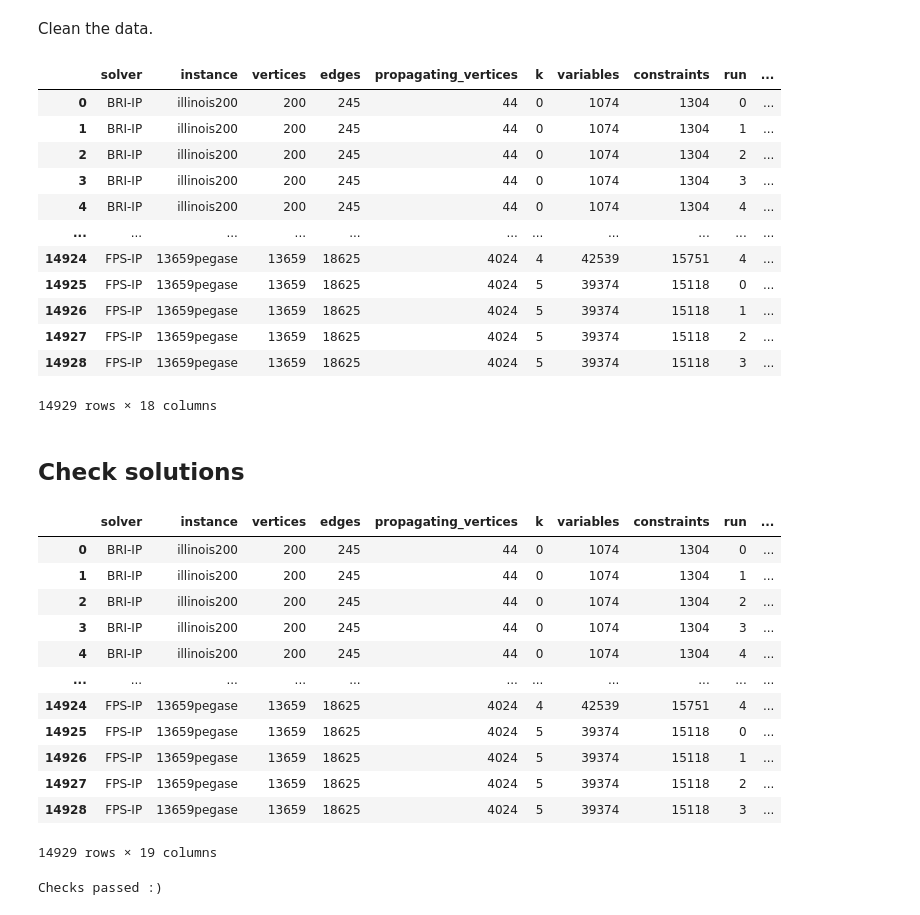
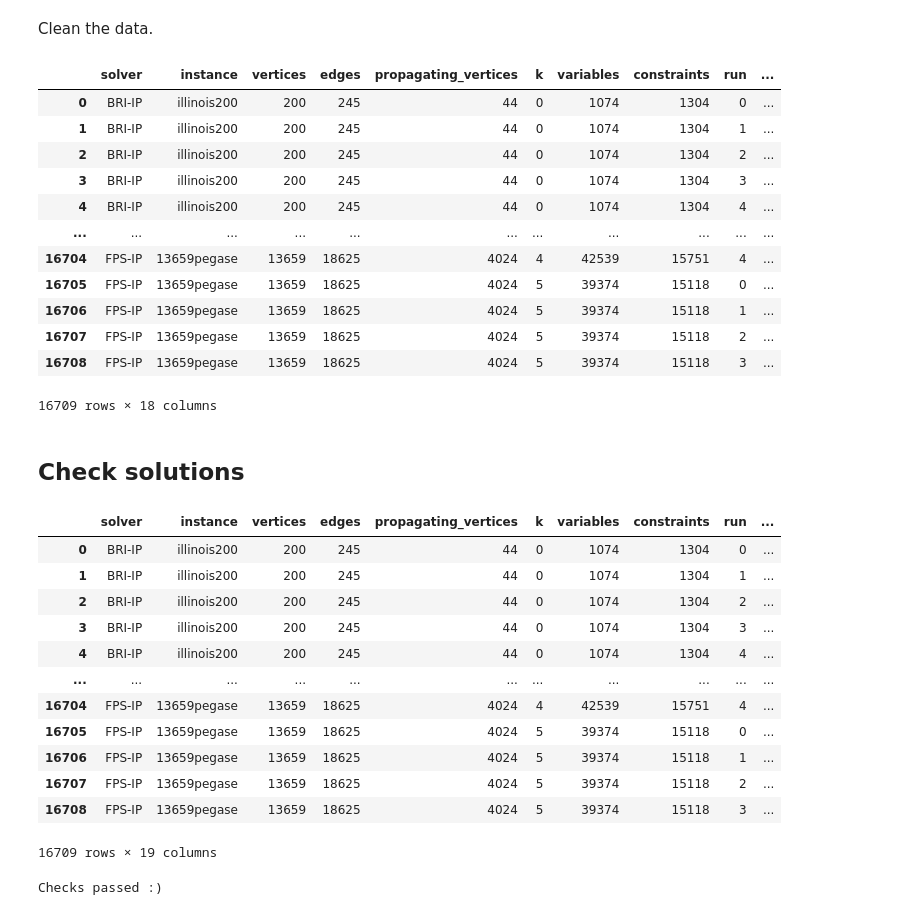
Before and after one commit to maurolucci/pds-lim, a Jupyter notebook: experiments/stats1.ipynb, the cells around one changed output. Drawn from its saved outputs; the diff is of its cells as text; code cells hidden in the pictures.

```diff
--- a/experiments/stats1.ipynb
+++ b/experiments/stats1.ipynb
@@ -42,39 +42,40 @@ df.instance = df.instance.apply(lambda x: x.split(".")[0])
 df.instance = df.instance.apply(lambda x: x.removeprefix("case_"))
 df.instance = df.instance.apply(lambda x: x.removeprefix("case"))
 
 # Remove instances with less than 200 vertices
 df = df[df.vertices >= 200]
 
 # Rename solvers
 solver_map = {"brimkov": 'BRI-IP',
               "jovanovic": 'JOV-IP',
               "forts": 'FORT-IP',
               "efpss": "EFPS-IP",
               "efpss-inp": "EFPS-IP-IN",
               "efpss-outp": "EFPS-IP-OUT",
               "efpss-inp-outp": "EFPS-IP-IN-OUT",
               "efpss-outp-init": "EFPS-IP-OUT-INIT",
+              "efpss-inp-outp-init": "EFPS-IP-IN-OUT-INIT",
               "fpss": "FPS-IP"
               }
 df.solver = df.solver.apply(lambda x: solver_map[x])
 
 # Sort values
 df = df.sort_values(["vertices", "solver", "k", "run"], ignore_index=True)
 df
 # %% [output]
 |  | solver | instance | vertices | edges | propagating_vertices | k | variables | constraints | run | ... |
 | 0 | BRI-IP | illinois200 | 200 | 245 | 44 | 0 | 1074 | 1304 | 0 | ... |
 | 1 | BRI-IP | illinois200 | 200 | 245 | 44 | 0 | 1074 | 1304 | 1 | ... |
 | 2 | BRI-IP | illinois200 | 200 | 245 | 44 | 0 | 1074 | 1304 | 2 | ... |
 | 3 | BRI-IP | illinois200 | 200 | 245 | 44 | 0 | 1074 | 1304 | 3 | ... |
 | 4 | BRI-IP | illinois200 | 200 | 245 | 44 | 0 | 1074 | 1304 | 4 | ... |
 | ... | ... | ... | ... | ... | ... | ... | ... | ... | ... | ... |
-| 14924 | FPS-IP | 13659pegase | 13659 | 18625 | 4024 | 4 | 42539 | 15751 | 4 | ... |
-| 14925 | FPS-IP | 13659pegase | 13659 | 18625 | 4024 | 5 | 39374 | 15118 | 0 | ... |
-| 14926 | FPS-IP | 13659pegase | 13659 | 18625 | 4024 | 5 | 39374 | 15118 | 1 | ... |
-| 14927 | FPS-IP | 13659pegase | 13659 | 18625 | 4024 | 5 | 39374 | 15118 | 2 | ... |
-| 14928 | FPS-IP | 13659pegase | 13659 | 18625 | 4024 | 5 | 39374 | 15118 | 3 | ... |
+| 16704 | FPS-IP | 13659pegase | 13659 | 18625 | 4024 | 4 | 42539 | 15751 | 4 | ... |
+| 16705 | FPS-IP | 13659pegase | 13659 | 18625 | 4024 | 5 | 39374 | 15118 | 0 | ... |
+| 16706 | FPS-IP | 13659pegase | 13659 | 18625 | 4024 | 5 | 39374 | 15118 | 1 | ... |
+| 16707 | FPS-IP | 13659pegase | 13659 | 18625 | 4024 | 5 | 39374 | 15118 | 2 | ... |
+| 16708 | FPS-IP | 13659pegase | 13659 | 18625 | 4024 | 5 | 39374 | 15118 | 3 | ... |
-14929 rows × 18 columns
+16709 rows × 18 columns
 # %% [markdown]
 ## Check solutions
 # %%
@@ -94,12 +95,12 @@ df
 | 3 | BRI-IP | illinois200 | 200 | 245 | 44 | 0 | 1074 | 1304 | 3 | ... |
 | 4 | BRI-IP | illinois200 | 200 | 245 | 44 | 0 | 1074 | 1304 | 4 | ... |
 | ... | ... | ... | ... | ... | ... | ... | ... | ... | ... | ... |
-| 14924 | FPS-IP | 13659pegase | 13659 | 18625 | 4024 | 4 | 42539 | 15751 | 4 | ... |
-| 14925 | FPS-IP | 13659pegase | 13659 | 18625 | 4024 | 5 | 39374 | 15118 | 0 | ... |
-| 14926 | FPS-IP | 13659pegase | 13659 | 18625 | 4024 | 5 | 39374 | 15118 | 1 | ... |
-| 14927 | FPS-IP | 13659pegase | 13659 | 18625 | 4024 | 5 | 39374 | 15118 | 2 | ... |
-| 14928 | FPS-IP | 13659pegase | 13659 | 18625 | 4024 | 5 | 39374 | 15118 | 3 | ... |
+| 16704 | FPS-IP | 13659pegase | 13659 | 18625 | 4024 | 4 | 42539 | 15751 | 4 | ... |
+| 16705 | FPS-IP | 13659pegase | 13659 | 18625 | 4024 | 5 | 39374 | 15118 | 0 | ... |
+| 16706 | FPS-IP | 13659pegase | 13659 | 18625 | 4024 | 5 | 39374 | 15118 | 1 | ... |
+| 16707 | FPS-IP | 13659pegase | 13659 | 18625 | 4024 | 5 | 39374 | 15118 | 2 | ... |
+| 16708 | FPS-IP | 13659pegase | 13659 | 18625 | 4024 | 5 | 39374 | 15118 | 3 | ... |
-14929 rows × 19 columns
+16709 rows × 19 columns
 # %%
 for instance in df.instance.unique():
     df1 = df[df.instance == instance]
```
Also changed, not shown: parts of 7 cells of this notebook.
